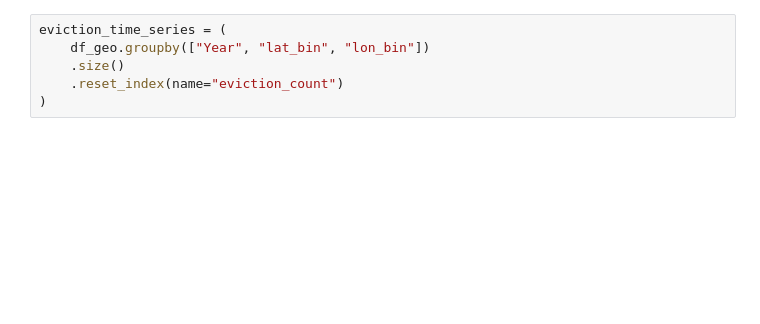
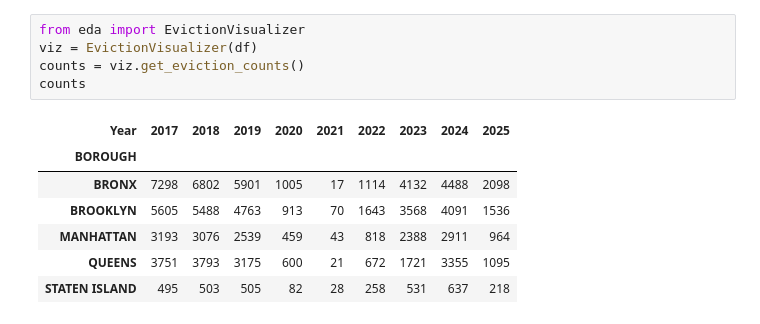
Before and after one commit to derekmesp/STAT3106-Project, a Jupyter notebook: report.ipynb, the cells around one changed output. Drawn from its saved outputs; the diff is of its cells as text; blank space fills up the shorter version.

```diff
--- a/report.ipynb
+++ b/report.ipynb
@@ -58,6 +11,13 @@ display(m)
-# %%
-eviction_time_series = (
-    df_geo.groupby(["Year", "lat_bin", "lon_bin"])
-    .size()
-    .reset_index(name="eviction_count")
-)
+# %%
+from eda import EvictionVisualizer
+viz = EvictionVisualizer(df)
+counts = viz.get_eviction_counts()
+counts
+# %% [output]
+| Year | 2017 | 2018 | 2019 | 2020 | 2021 | 2022 | 2023 | 2024 | 2025 |
+| BOROUGH |  |  |  |  |  |  |  |  |  |
+| BRONX | 7298 | 6802 | 5901 | 1005 | 17 | 1114 | 4132 | 4488 | 2098 |
+| BROOKLYN | 5605 | 5488 | 4763 | 913 | 70 | 1643 | 3568 | 4091 | 1536 |
+| MANHATTAN | 3193 | 3076 | 2539 | 459 | 43 | 818 | 2388 | 2911 | 964 |
+| QUEENS | 3751 | 3793 | 3175 | 600 | 21 | 672 | 1721 | 3355 | 1095 |
+| STATEN ISLAND | 495 | 503 | 505 | 82 | 28 | 258 | 531 | 637 | 218 |
```
Also changed, not shown: parts of 9 cells of this notebook, 1 other file.
